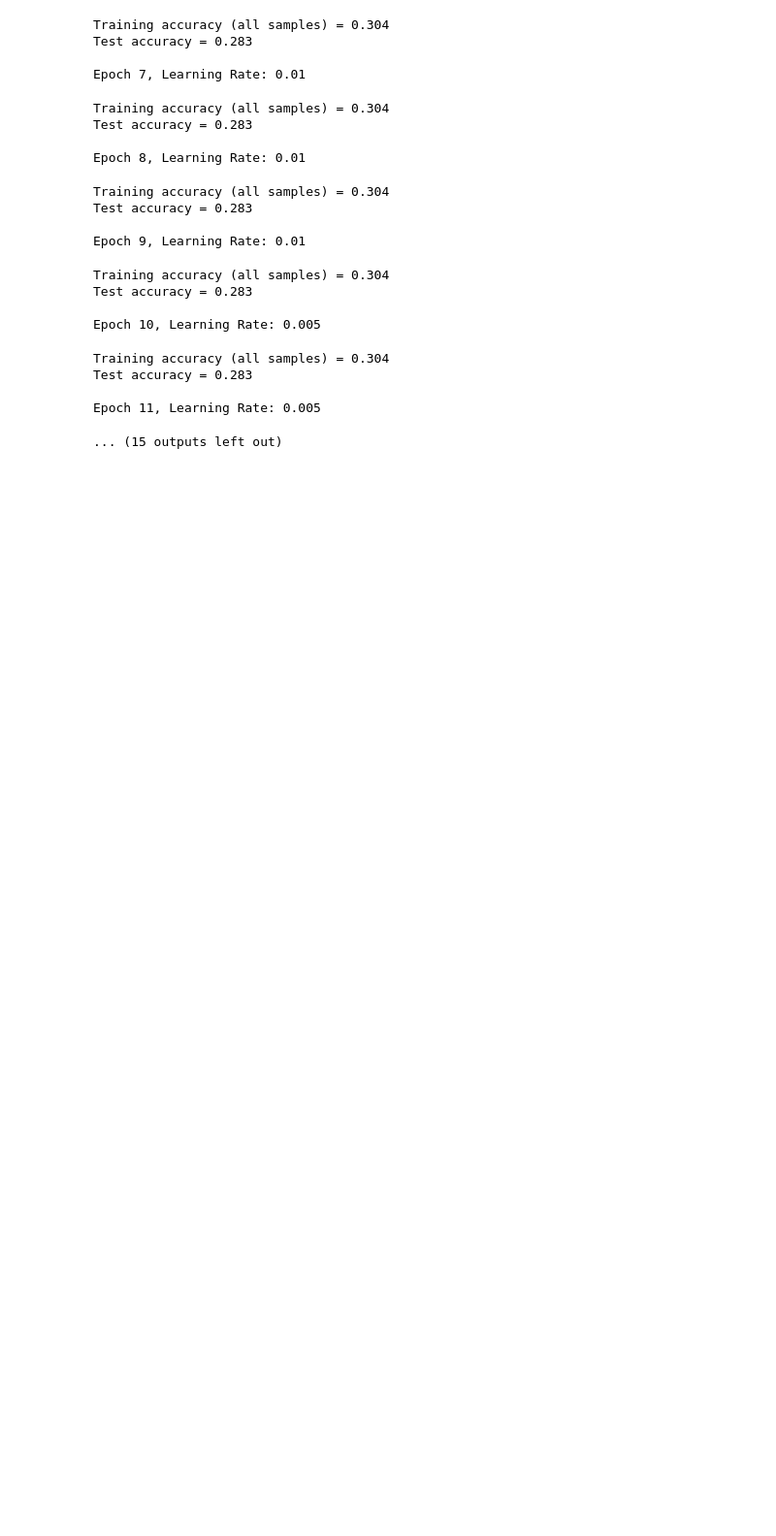
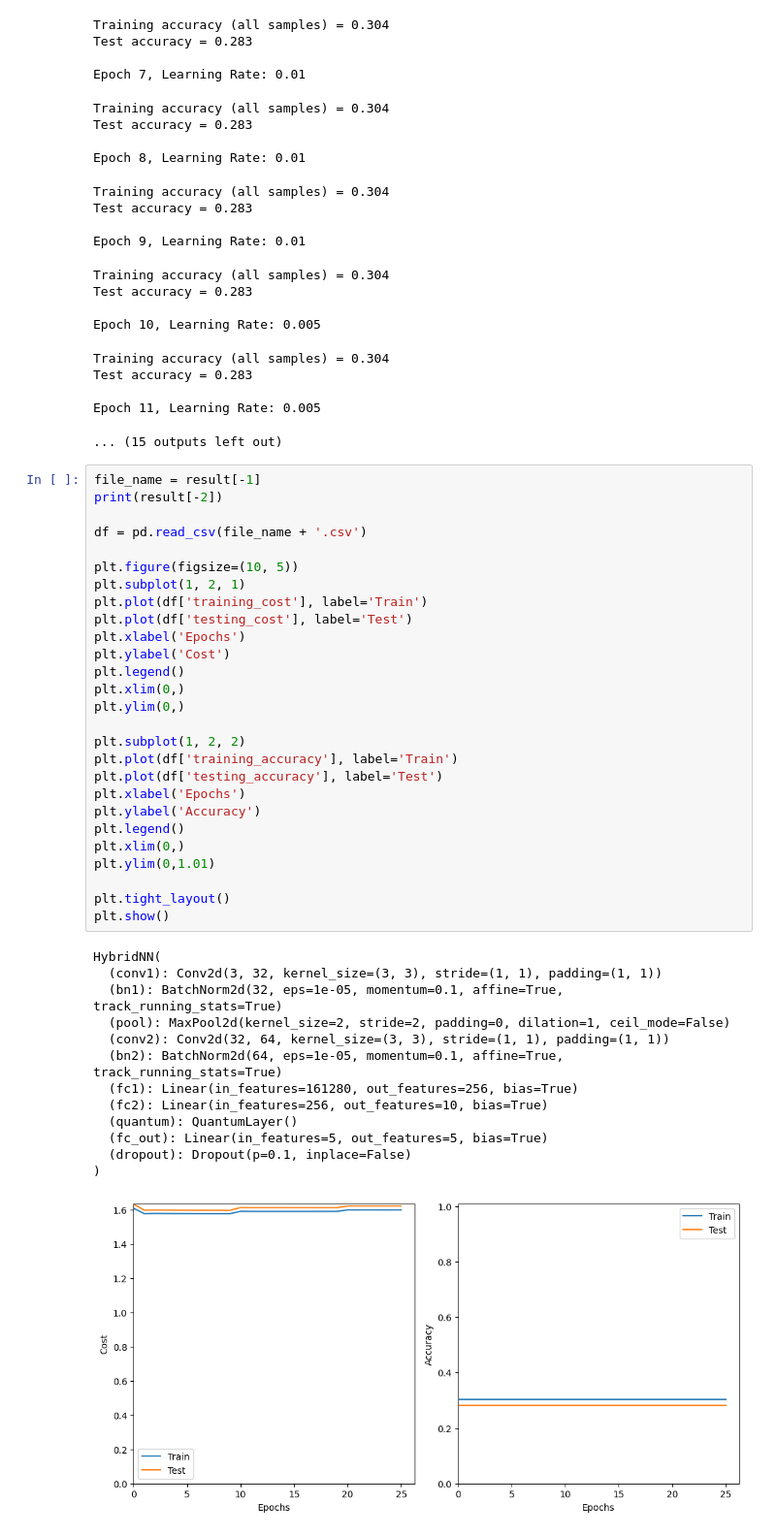
Before and after one commit to mitchellmb/hqnn_image_classification, a Jupyter notebook: run_and_plot_cnn_hqnn.ipynb, the cells around one changed output. Shown: that part at 97% size. Drawn from its saved outputs; the diff is of its cells as text; blank space fills up the shorter version.

Commit message:
adds unexpressive hqnn example plots

```diff
--- a/run_and_plot_cnn_hqnn.ipynb
+++ b/run_and_plot_cnn_hqnn.ipynb
@@ -432,3 +432,44 @@ Test accuracy = 0.283
 
 Epoch 11, Learning Rate: 0.005
 ... (15 outputs left out)
+# %%
+file_name = result[-1]
+print(result[-2])
+
+df = pd.read_csv(file_name + '.csv')
+
+plt.figure(figsize=(10, 5))
+plt.subplot(1, 2, 1)
+plt.plot(df['training_cost'], label='Train')
+plt.plot(df['testing_cost'], label='Test')
+plt.xlabel('Epochs')
+plt.ylabel('Cost')
+plt.legend()
+plt.xlim(0,)
+plt.ylim(0,)
+
+plt.subplot(1, 2, 2)
+plt.plot(df['training_accuracy'], label='Train')
+plt.plot(df['testing_accuracy'], label='Test')
+plt.xlabel('Epochs')
+plt.ylabel('Accuracy')
+plt.legend()
+plt.xlim(0,)
+plt.ylim(0,1.01)
+
+plt.tight_layout()
+plt.show()
+# %% [output]
+HybridNN(
+  (conv1): Conv2d(3, 32, kernel_size=(3, 3), stride=(1, 1), padding=(1, 1))
+  (bn1): BatchNorm2d(32, eps=1e-05, momentum=0.1, affine=True, track_running_stats=True)
+  (pool): MaxPool2d(kernel_size=2, stride=2, padding=0, dilation=1, ceil_mode=False)
+  (conv2): Conv2d(32, 64, kernel_size=(3, 3), stride=(1, 1), padding=(1, 1))
+  (bn2): BatchNorm2d(64, eps=1e-05, momentum=0.1, affine=True, track_running_stats=True)
+  (fc1): Linear(in_features=161280, out_features=256, bias=True)
+  (fc2): Linear(in_features=256, out_features=10, bias=True)
+  (quantum): QuantumLayer()
+  (fc_out): Linear(in_features=5, out_features=5, bias=True)
+  (dropout): Dropout(p=0.1, inplace=False)
+)
+[figure, added]
```
